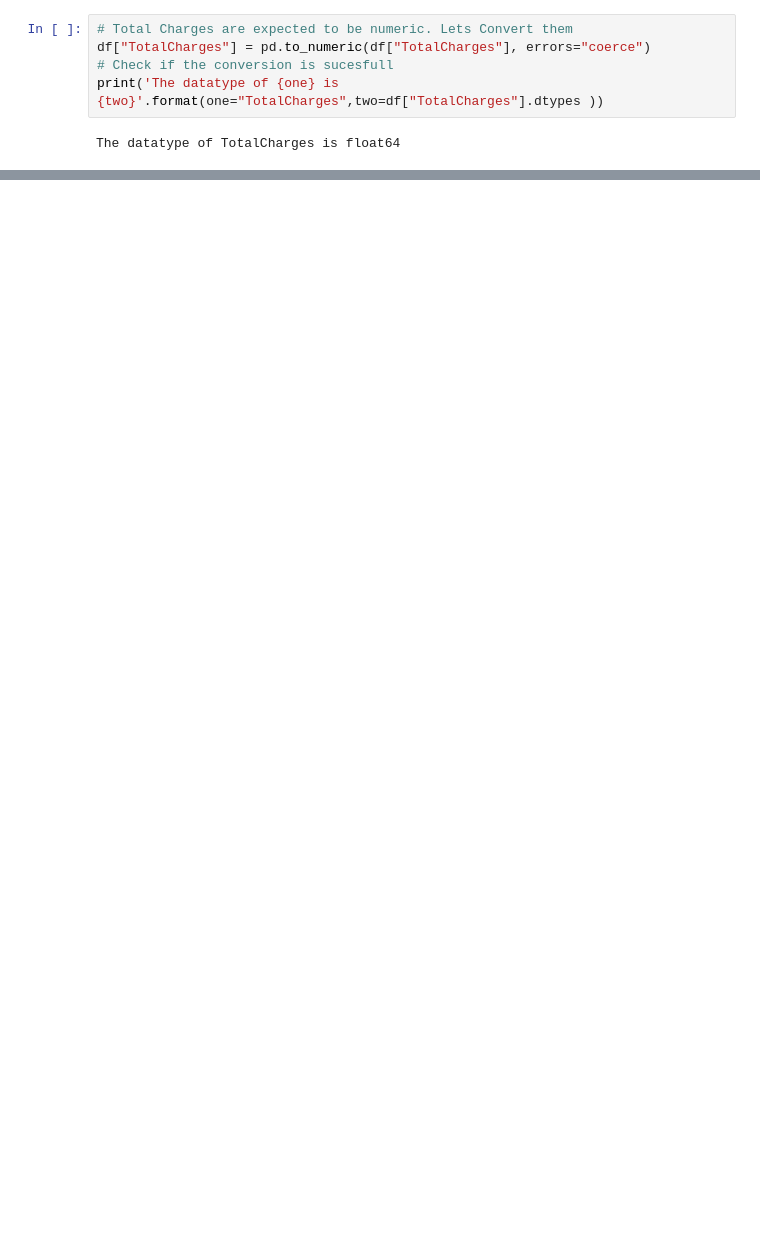
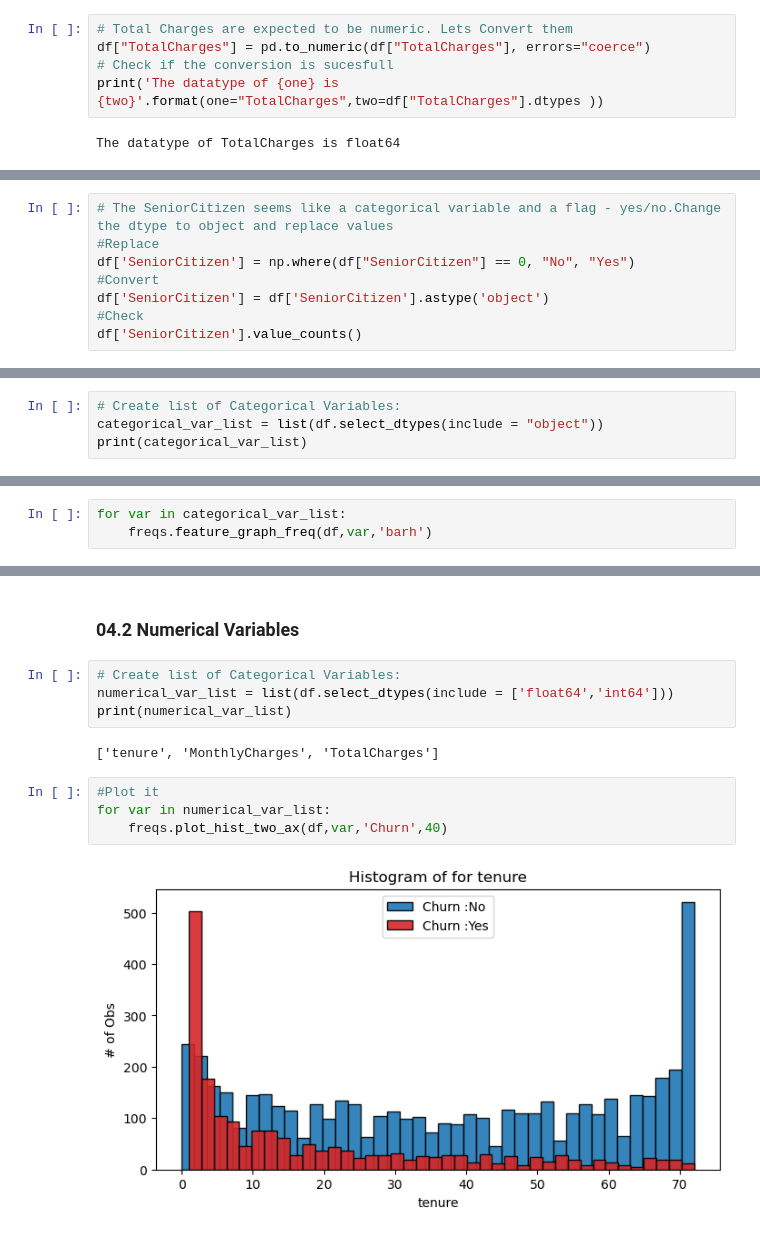
Before and after one commit to HristoPanov/EDA_ML_Telco_Churn, a Jupyter notebook: 02_Scripts/EDA_ML_Telco_Churn.ipynb, the cells around one changed output, grey strips where cells are left out. Cells and saved outputs as stored; diff of their text form; blank space fills up the shorter version.

Commit message:
Added functions Freqs, Update EDA Script

```diff
--- a/02_Scripts/EDA_ML_Telco_Churn.ipynb
+++ b/02_Scripts/EDA_ML_Telco_Churn.ipynb
@@ -97,0 +174,8 @@ float64
+# %%
+# The SeniorCitizen seems like a categorical variable and a flag - yes/no.Change the dtype to object and replace values
+#Replace
+df['SeniorCitizen'] = np.where(df["SeniorCitizen"] == 0, "No", "Yes")
+#Convert
+df['SeniorCitizen'] = df['SeniorCitizen'].astype('object')
+#Check
+df['SeniorCitizen'].value_counts()
@@ -97,0 +191,4 @@ float64
+# %%
+# Create list of Categorical Variables:
+categorical_var_list = list(df.select_dtypes(include = "object"))
+print(categorical_var_list)
@@ -97,0 +197,3 @@ float64
+# %%
+for var in categorical_var_list:
+    freqs.feature_graph_freq(df,var,'barh')
@@ -97,0 +239,14 @@ float64
+# %% [markdown]
+### 04.2 Numerical Variables
+# %%
+# Create list of Categorical Variables:
+numerical_var_list = list(df.select_dtypes(include = ['float64','int64']))
+print(numerical_var_list)
+# %% [output]
+['tenure', 'MonthlyCharges', 'TotalCharges']
+# %%
+#Plot it
+for var in numerical_var_list:
+    freqs.plot_hist_two_ax(df,var,'Churn',40)
+# %% [output]
+[figure, added]
```
Also changed, not shown: parts of 21 cells of this notebook, 2 other files.
